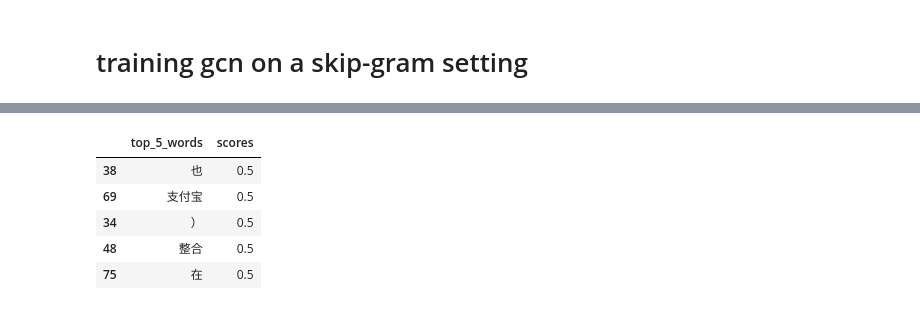
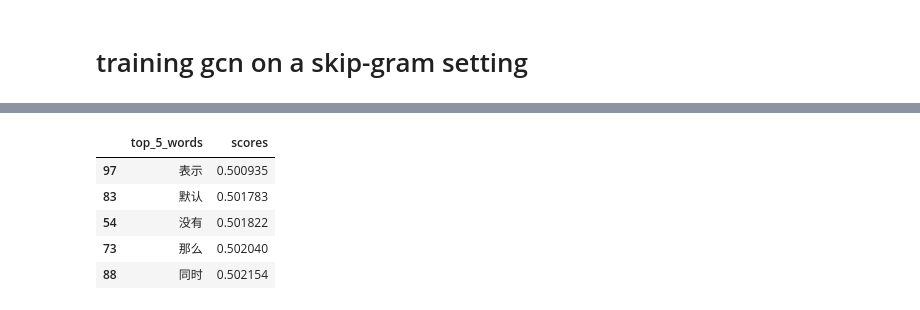
Before and after one commit to XufengXufengXufeng/try_gcn, a Jupyter notebook: gcn_word2vec.ipynb, the cells around one changed output, grey strips where cells are left out. Drawn from its saved outputs; the diff is of its cells as text; code cells hidden in the pictures.

```diff
--- a/gcn_word2vec.ipynb
+++ b/gcn_word2vec.ipynb
@@ -310,4 +299,4 @@ def train_gcn_embedder(n_gcn=2,epochs=10):
     return gcn_embeddings,losses,gcn_embedder
 # %%
-gcn_embeddings,losses,gcn_embedder = train_gcn_embedder(epochs=30)
+gcn_embeddings,losses,gcn_embedder = train_gcn_embedder(epochs=500)
 # %% [output]
@@ -370,21 +356,21 @@ id2word = {i:w for i,w in enumerate(words)}
 # %%
 context1_ids = {}
 for k in context1.keys():
-    context1_ids[k] = [word2id[w] for w in context1[k]]
+    context1_ids[k] = [w2id[w] for w in context1[k]]
 def spit_context(w,contexts):
-    return np.random.choice(contexts["品玩"])
+    return np.random.choice(contexts[w])
 # %%
 def train_gcn_embedder(n_gcn=2,epochs=10,batchs=3):
     np.random.seed(0)
     nodes = list(G.nodes())
-    gcn_embedder = GCN_EMBEDDER(G,300,len(nodes),n_gcn)
+    gcn_embedder = GCN_EMBEDDER(G,len(G.nodes),300,len(nodes),n_gcn)
     losses = []
     loss_function = nn.NLLLoss()
     optimizer = optim.Adam(gcn_embedder.parameters(),lr=0.001)
     for e in range(epochs):
         for b in range(batchs):
             outputs = [spit_context(w,context1_ids) for w in nodes]
-            inputs = torch.ones(len(outputs),gcn_embedder.embedding_size)
+            inputs = torch.LongTensor([w2id[w] for w in nodes])
             gcn_embedder.zero_grad()
             out = gcn_embedder(inputs)
             loss = loss_function(out,torch.LongTensor(outputs))
@@ -395,10 +381,10 @@ def train_gcn_embedder(n_gcn=2,epochs=10,batchs=3):
             print("epoch {} has loss {:.2f}".format(e,loss))
     indeces = list(G.nodes)
     gcn_embeddings = {}
-    for i,e in zip(indeces,gcn_embedder(torch.ones(len(outputs),gcn_embedder.embedding_size)).data.numpy()):
+    for i,e in zip(indeces,gcn_embedder(inputs).data.numpy()):
         gcn_embeddings[i]=e
     pd.Series(losses).plot();
     return gcn_embeddings,losses,gcn_embedder
 # %%
-gcn_embeddings,losses,gcn_embedder = train_gcn_embedder(epochs=100)
+gcn_embeddings,losses,gcn_embedder = train_gcn_embedder(n_gcn=2,epochs=300)
 # %% [output]
@@ -425,9 +413,9 @@ compare_words("表示","称",gcn_embeddings)
 # %%
-get_top_similar_words("表示",gcn_embeddings,k=5)
+get_top_similar_words("称",gcn_embeddings,k=5)
 # %% [output]
 |  | top_5_words | scores |
-| 38 | 也 | 0.5 |
-| 69 | 支付宝 | 0.5 |
-| 34 | ） | 0.5 |
-| 48 | 整合 | 0.5 |
-| 75 | 在 | 0.5 |
+| 97 | 表示 | 0.500935 |
+| 83 | 默认 | 0.501783 |
+| 54 | 没有 | 0.501822 |
+| 73 | 那么 | 0.502040 |
+| 88 | 同时 | 0.502154 |
```
Also changed, not shown: parts of 18 cells of this notebook.
